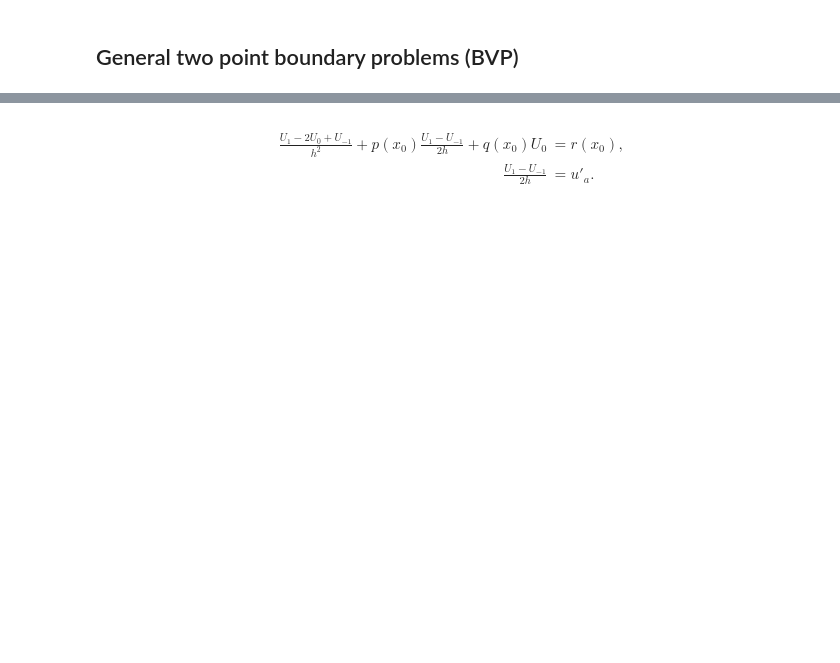
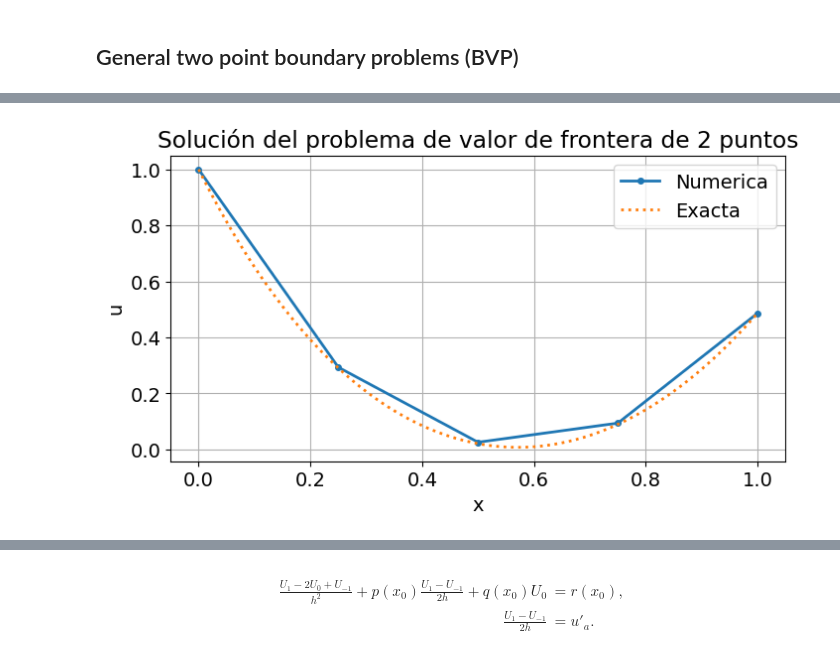
Before and after one commit to carlosal1015/finite-volume-hyperbolic-problems, a Jupyter notebook: CM032/laboratory/TwoPointBoundaryProblems.ipynb, the cells around one changed output, grey strips where cells are left out. Cells and saved outputs as stored; diff of their text form; code cells hidden in the pictures; blank space fills up the shorter version.

```diff
--- a/CM032/laboratory/TwoPointBoundaryProblems.ipynb
+++ b/CM032/laboratory/TwoPointBoundaryProblems.ipynb
@@ -132,11 +127,11 @@ def diff2_central(u, x, h=0.1):
     return (u(x + h) - 2 * u(x) + u(x - h)) / h**2
 # %%
 # Ejemplo numérico 1
-x = pi / 4
-du_exact = cos(x)
-ddu_exact = -sin(x)
+x = np.pi / 4
+du_exact = np.cos(x)
+ddu_exact = -np.sin(x)
 for h in [0.1, 0.01, 0.001]:
-    u = sin
+    u = np.sin
     du = diff_forward(u, x, h)
     print(f"Approximations to the first derivative for h = {h}")
     print(f"Forward difference:  du  = {du:12.8f},  Error = {du_exact - du:10.3e}")
@@ -697,10 +551,0 @@ The implementation consist of:
-# %%
-def tridiag(v, d, w, N):
-    """
-    Help function
-    Returns a tridiagonal matrix A=tridiag(v, d, w) of dimension N x N.
-    """
-
-    e = ones(N)  # array [1,1,...,1] of length N
-    A = v * diag(e[1:], -1) + d * diag(e) + w * diag(e[1:], 1)
-    return A
@@ -868,0 +762,10 @@ and a central difference for the boundary conditions:
+# %%
+def tridiag(v, d, w, N):
+    """
+    Función de ayuda
+    Devuelve una matriz tridiagonal A=tridiag(v, d, w) de dimensión N x N.
+    """
+
+    e = np.ones(N)  # array [1,1,...,1] of length N
+    A = v * np.diag(e[1:], -1) + d * np.diag(e) + w * np.diag(e[1:], 1)
+    return A
@@ -868,0 +867,11 @@ and a central difference for the boundary conditions:
+# %%
+# Grafique la solución del problema de valor de frontera.
+xe = np.linspace(0, 1, 101)
+plt.plot(x, U, ".-")
+plt.plot(xe, u_eksakt(xe), ":")
+plt.xlabel("x")
+plt.ylabel("u")
+plt.legend(["Numerica", "Exacta"])
+plt.title("Solución del problema de valor de frontera de 2 puntos");
+# %% [output]
+[figure, added]
```
Also changed, not shown: parts of 94 cells of this notebook.
